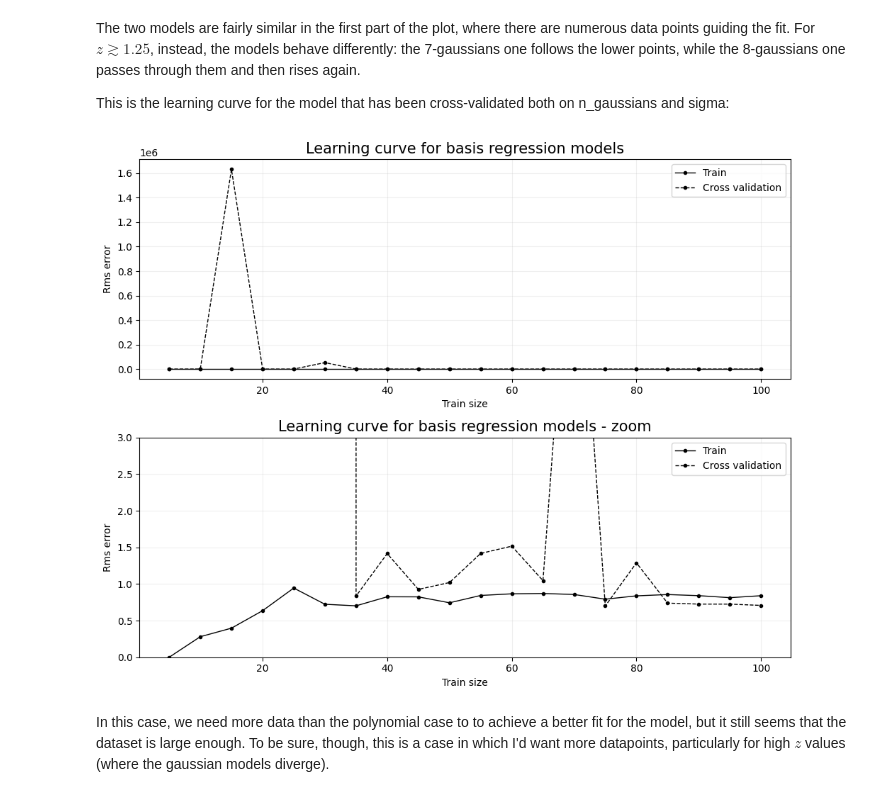
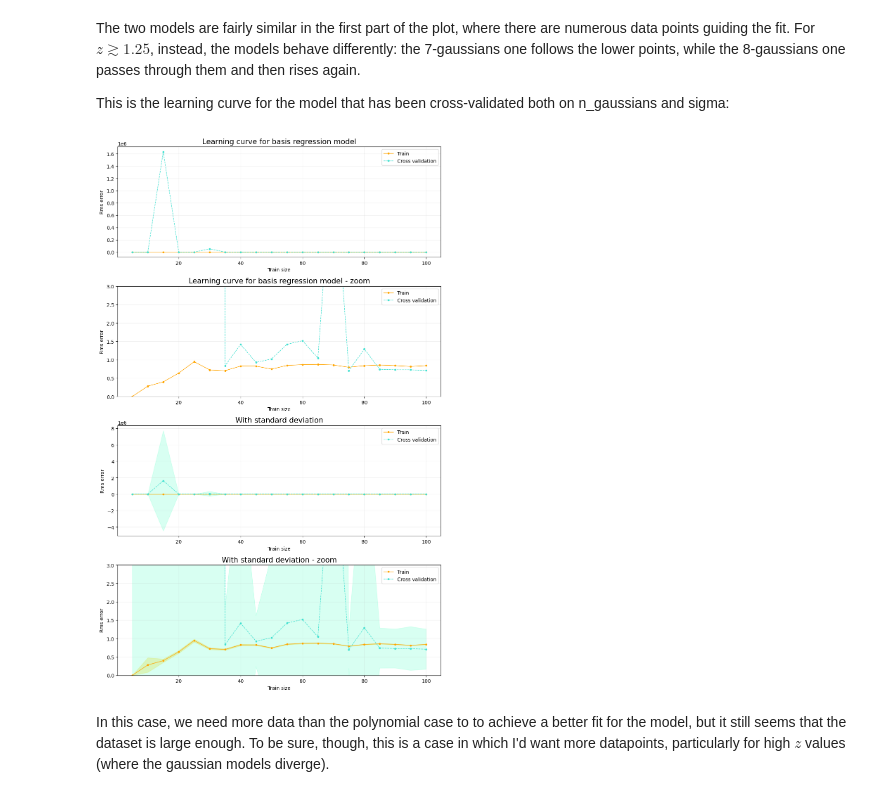
Before and after one commit to Alice-Palladino/astrostatistics_bicocca_2024, a Jupyter notebook: working/L17 - Supernovae distances and redshifts (part 1).ipynb, the cells around one changed output. Saved outputs shown, nothing was run; the diff lists cells and outputs as text; code cells hidden in the pictures.

```diff
--- a/working/L17 - Supernovae distances and redshifts (part 1).ipynb
+++ b/working/L17 - Supernovae distances and redshifts (part 1).ipynb
@@ -202,6 +230,9 @@ np.random.seed(123)
 
 rms_train_lc = np.empty(len(dataset_size))
 rms_test_lc= np.empty(len(dataset_size))
+
+rms_train_lc_std = np.empty(len(dataset_size))
+rms_test_lc_std = np.empty(len(dataset_size))
 
 for index, ds in enumerate(dataset_size):
 
@@ -231,4 +262,7 @@ for index, ds in enumerate(dataset_size):
 
     rms_train_lc[index] = np.mean(rms_train)
     rms_test_lc[index] = np.mean(rms_test)
+
+    rms_train_lc_std[index] = np.std(rms_train)
+    rms_test_lc_std[index] = np.std(rms_test)
 # %%
@@ -478,6 +560,9 @@ np.random.seed(123)
 
 rms_train_lc = np.empty(len(dataset_size))
 rms_test_lc= np.empty(len(dataset_size))
+
+rms_train_lc_std = np.empty(len(dataset_size))
+rms_test_lc_std = np.empty(len(dataset_size))
 
 for index, ds in enumerate(dataset_size):
 
@@ -509,30 +594,54 @@ for index, ds in enumerate(dataset_size):
 
     rms_train_lc[index] = np.mean(rms_train)
     rms_test_lc[index] = np.mean(rms_test)
+
+    rms_train_lc_std[index] = np.std(rms_train)
+    rms_test_lc_std[index] = np.std(rms_test)
 # %%
-fig, ax = plt.subplots(2, 1, figsize=(10, 8))
+fig, ax = plt.subplots(4, 1, figsize=(10, 16))
 
-ax[0].plot(dataset_size, rms_train_lc, lw = 1, color = 'black', ls = '-', marker = 'o', markersize = 3, label = 'Train')
-ax[0].plot(dataset_size, rms_test_lc, lw = 1, color = 'black', ls = '--', marker = 'o', markersize = 3, label = 'Cross validation')
+ax[0].plot(dataset_size, rms_train_lc, lw=1, color='orange', ls='-', marker='o', markersize=3, label='Train')
+ax[0].plot(dataset_size, rms_test_lc, lw=1, color='turquoise', ls='--', marker='o', markersize=3, label='Cross validation')
 ax[0].set_xlabel('Train size')
 ax[0].set_ylabel('Rms error')
-ax[0].set_title('Learning curve for basis regression models', fontsize = 15)
-ax[0].grid(alpha = 0.2)
+ax[0].set_title('Learning curve for basis regression model', fontsize=15)
+ax[0].grid(alpha=0.2)
 ax[0].legend()
 
-ax[1].plot(dataset_size, rms_train_lc, lw = 1, color = 'black', ls = '-', marker = 'o', markersize = 3, label = 'Train')
-ax[1].plot(dataset_size, rms_test_lc, lw = 1, color = 'black', ls = '--', marker = 'o', markersize = 3, label = 'Cross validation')
+ax[1].plot(dataset_size, rms_train_lc, lw=1, color='orange', ls='-', marker='o', markersize=3, label='Train')
+ax[1].plot(dataset_size, rms_test_lc, lw=1, color='turquoise', ls='--', marker='o', markersize=3, label='Cross validation')
 ax[1].set_xlabel('Train size')
 ax[1].set_ylabel('Rms error')
 ax[1].set_ylim(0, 3)
-ax[1].set_title('Learning curve for basis regression models - zoom', fontsize = 15)
-ax[1].grid(alpha = 0.2)
+ax[1].set_title('Learning curve for basis regression model - zoom', fontsize=15)
+ax[1].grid(alpha=0.2)
 ax[1].legend()
+
+ax[2].plot(dataset_size, rms_train_lc, lw=1, color='orange', ls='-', marker='o', markersize=3, label='Train')
+ax[2].plot(dataset_size, rms_test_lc, lw=1, color='turquoise', ls='--', marker='o', markersize=3, label='Cross validation')
+ax[2].fill_between(dataset_size, rms_train_lc - rms_train_lc_std, rms_train_lc + rms_train_lc_std, color='gold', alpha=0.3)
+ax[2].fill_between(dataset_size, rms_test_lc - rms_test_lc_std, rms_test_lc + rms_test_lc_std, color='aquamarine', alpha=0.3)
+ax[2].set_xlabel('Train size')
+ax[2].set_ylabel('Rms error')
+ax[2].set_title('With standard deviation', fontsize=15)
+ax[2].grid(alpha=0.2)
+ax[2].legend()
+
+ax[3].plot(dataset_size, rms_train_lc, lw=1, color='orange', ls='-', marker='o', markersize=3, label='Train')
+ax[3].plot(dataset_size, rms_test_lc, lw=1, color='turquoise', ls='--', marker='o', markersize=3, label='Cross validation')
+ax[3].fill_between(dataset_size, rms_train_lc - rms_train_lc_std, rms_train_lc + rms_train_lc_std, color='gold', alpha=0.3)
+ax[3].fill_between(dataset_size, rms_test_lc - rms_test_lc_std, rms_test_lc + rms_test_lc_std, color='aquamarine', alpha=0.3)
+ax[3].set_xlabel('Train size')
+ax[3].set_ylabel('Rms error')
+ax[3].set_ylim(0, 3)
+ax[3].set_title('With standard deviation - zoom', fontsize=15)
+ax[3].grid(alpha=0.2)
+ax[3].legend()
 
 plt.tight_layout(w_pad=2.5)
 plt.show()
 # %% [output]
-[figure, old version]
+[figure, new version]
 # %% [markdown]
 In this case, we need more data than the polynomial case to to achieve a better fit for the model, but it still seems that the dataset is large enough. To be sure, though, this is a case in which I'd want more datapoints, particularly for high $z$ values (where the gaussian models diverge).
 # %% [markdown]
```
Also changed, not shown: parts of 8 cells of this notebook.
